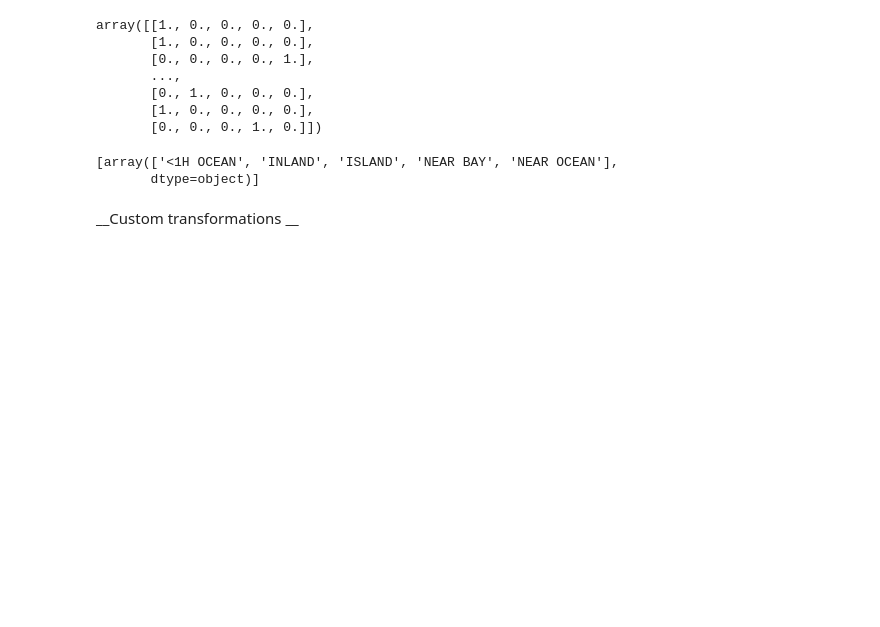
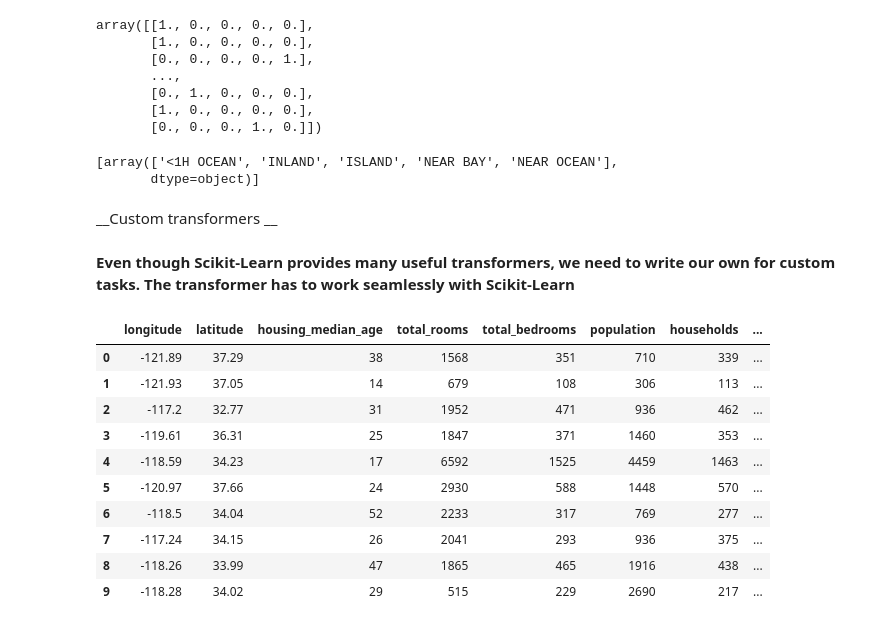
Before and after one commit to adrianpintilie96/California-housing-prices, a Jupyter notebook: California Housing Prices.ipynb, the cells around one changed output. Cells and saved outputs as stored; diff of their text form; code cells hidden in the pictures; blank space fills up the shorter version.

```diff
--- a/California Housing Prices.ipynb
+++ b/California Housing Prices.ipynb
@@ -466,7 +467,57 @@ oneHotEncoder.categories_
 [array(['<1H OCEAN', 'INLAND', 'ISLAND', 'NEAR BAY', 'NEAR OCEAN'],
        dtype=object)]
 # %% [markdown]
-__Custom transformations __
+__Custom transformers __
+# %% [markdown]
+__Even though Scikit-Learn provides many useful transformers, we need to write our own for custom  tasks. The transformer has to work seamlessly with Scikit-Learn__
+# %%
+from sklearn.base import BaseEstimator, TransformerMixin
+
+rooms_index, bedrooms_index, population_index, household_index =[
+    list(train_set_copy).index(col)
+    for col in ("total_rooms", "total_bedrooms", "population", "households")
+]
+
+# to make the transformer work seamleassly with Scikit-Learn we need to implement fit, transform, and fit_transform
+# using TransformerMixin as base class will add fit_transform
+# using BaseEstimator as a base class we will have get_params and set_params, useful for automatic hyperparameter tuning
+class CombinedAttributesAdder(BaseEstimator, TransformerMixin):
+    def __init__(self, add_bedrooms_per_room=True):
+        self.add_bedrooms_per_room = add_bedrooms_per_room
+    def fit(self, X, y=None):
+        # we have nothing to do in the fit function
+        return self
+    def transform(self, X, y=None):
+        rooms_per_household = X[:,rooms_index] / X[:,household_index]
+        population_per_household = X[:,population_index] / X[:,household_index]
+        if self.add_bedrooms_per_room:
+            bedrooms_per_room = X[:,bedrooms_index] / X[:,rooms_index]
+            return np.c_[X, rooms_per_household, population_per_household,
+                        bedrooms_per_room]
+        else:
+            return np.c_[X, rooms_per_household, population_per_household]
+# %%
+attribute_adder = CombinedAttributesAdder(add_bedrooms_per_room = False)
+train_set_copy = strat_train_set.copy()
+# train_set_copy.values will return a numpy array
+extra_attributes_dataset = attribute_adder.transform(train_set_copy.values)
+# %%
+extra_attributes_dataset = pd.DataFrame(extra_attributes_dataset,
+                                       columns = list(train_set_copy.columns) +
+                                        ["rooms_per_household", "population_per_household"])
+extra_attributes_dataset.head(10)
+# %% [output]
+|  | longitude | latitude | housing_median_age | total_rooms | total_bedrooms | population | households | ... |
+| 0 | -121.89 | 37.29 | 38 | 1568 | 351 | 710 | 339 | ... |
+| 1 | -121.93 | 37.05 | 14 | 679 | 108 | 306 | 113 | ... |
+| 2 | -117.2 | 32.77 | 31 | 1952 | 471 | 936 | 462 | ... |
+| 3 | -119.61 | 36.31 | 25 | 1847 | 371 | 1460 | 353 | ... |
+| 4 | -118.59 | 34.23 | 17 | 6592 | 1525 | 4459 | 1463 | ... |
+| 5 | -120.97 | 37.66 | 24 | 2930 | 588 | 1448 | 570 | ... |
+| 6 | -118.5 | 34.04 | 52 | 2233 | 317 | 769 | 277 | ... |
+| 7 | -117.24 | 34.15 | 26 | 2041 | 293 | 936 | 375 | ... |
+| 8 | -118.26 | 33.99 | 47 | 1865 | 465 | 1916 | 438 | ... |
+| 9 | -118.28 | 34.02 | 29 | 515 | 229 | 2690 | 217 | ... |
 # %%
 #todo: add aditional doc steps
 # You also noticed that some attributes have a tail-heavy distribution, so you may want to transform them (e.g., by computing their logarithm).
```
Also changed, not shown: parts of 1 cell of this notebook.
